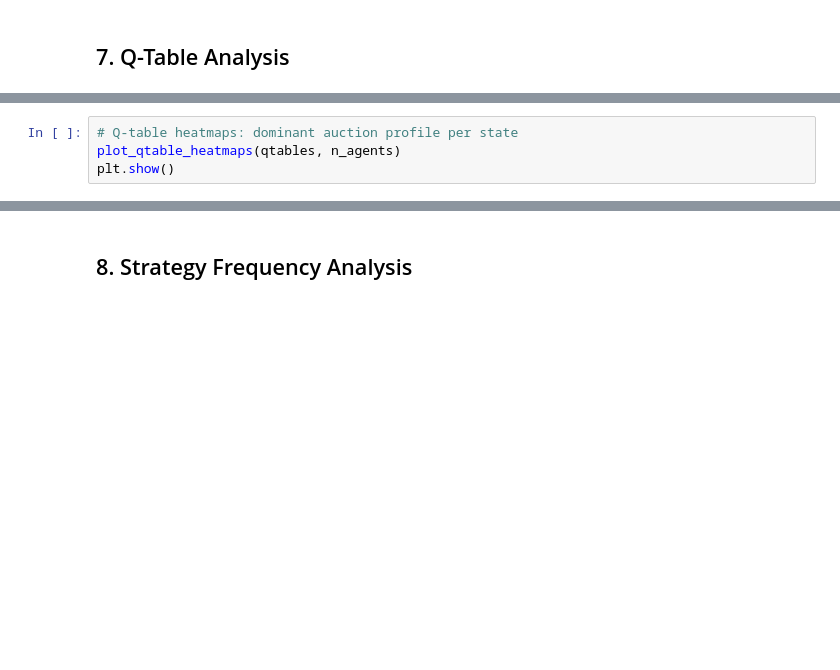
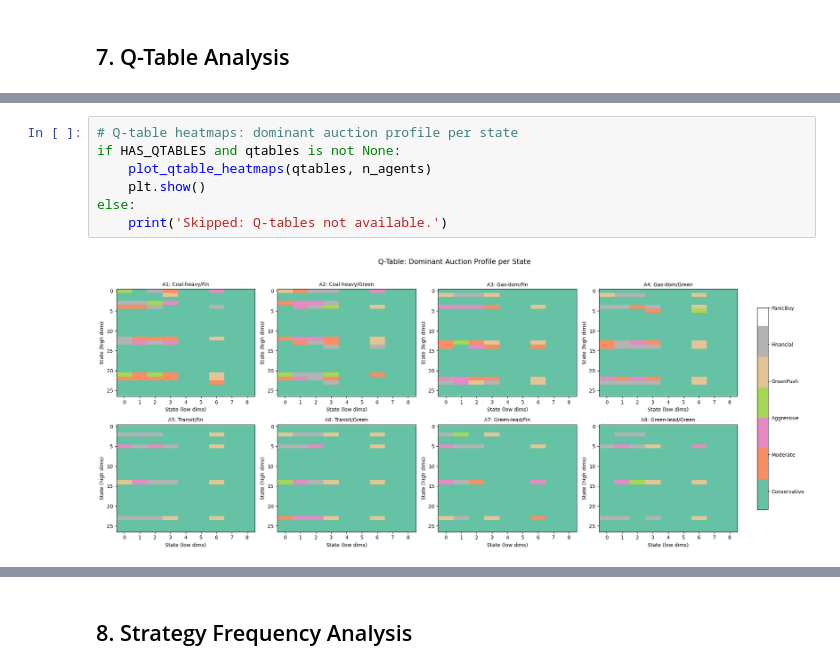
Before and after one commit to DJH961/Thesis-Energy-Auction, a Jupyter notebook: ets_marl_happo_current/notebooks/ets_marl - Q-Learning Baseline.ipynb, the cells around one changed output, grey strips where cells are left out. Saved outputs shown, nothing was run; the diff lists cells and outputs as text; blank space fills up the shorter version.

Commit message:
Fixed issue with q learning plots

```diff
--- a/ets_marl_happo_current/notebooks/ets_marl - Q-Learning Baseline.ipynb
+++ b/ets_marl_happo_current/notebooks/ets_marl - Q-Learning Baseline.ipynb
@@ -267,6 +452,11 @@ for key, qt in qtables.items():
 # %%
 # Q-table heatmaps: dominant auction profile per state
-plot_qtable_heatmaps(qtables, n_agents)
-plt.show()
+if HAS_QTABLES and qtables is not None:
+    plot_qtable_heatmaps(qtables, n_agents)
+    plt.show()
+else:
+    print('Skipped: Q-tables not available.')
+# %% [output]
+[figure, added]
 # %%
 # Q-table heatmaps: dominant secondary profile per state
```
Also changed, not shown: parts of 25 cells of this notebook, 4 other files.
